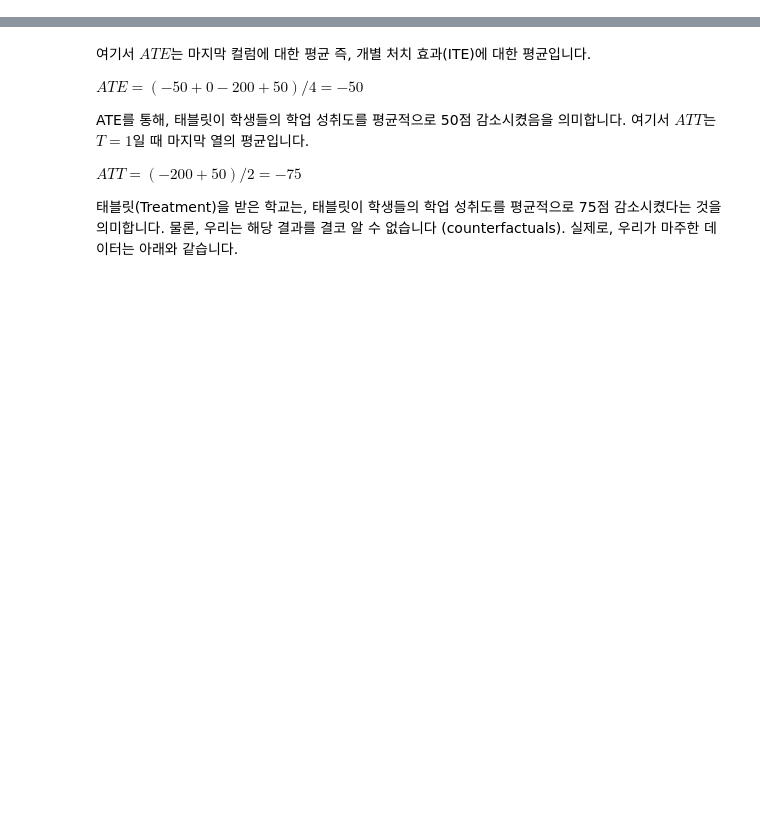
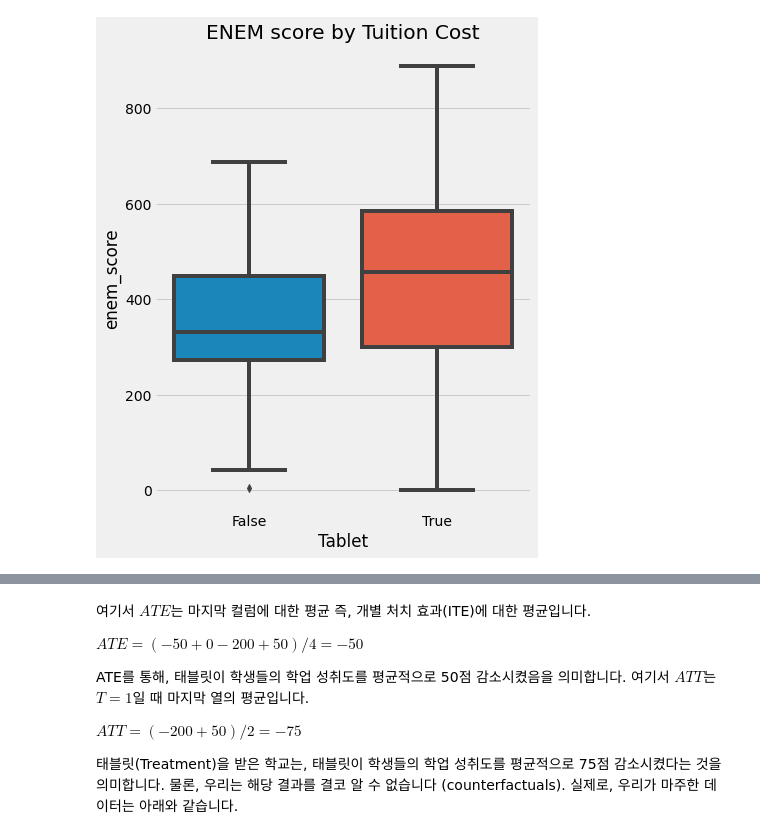
Before and after one commit to CausalInferenceLab/Causal-Inference-with-Python, a Jupyter notebook: 01-Introduction-To-Causality.ipynb, the cells around one changed output, grey strips where cells are left out. Saved outputs shown, nothing was run; the diff lists cells and outputs as text; code cells hidden in the pictures; blank space fills up the shorter version.

```diff
--- a/01-Introduction-To-Causality.ipynb
+++ b/01-Introduction-To-Causality.ipynb
@@ -64,8 +64,10 @@ enem_score *= 1000
 data = pd.DataFrame(dict(enem_score=enem_score, Tuition=tuition, Tablet=tablet))
 # %%
 plt.figure(figsize=(6,8))
-sns.boxplot(y="수능시험 점수", x="태블릿 PC 제공 여부", data = data).set_title('학급에서 태블릿 PC 제공에 따른 수능점수')
+sns.boxplot(y="enem_score", x="Tablet", data = data).set_title('ENEM score by Tuition Cost')
 plt.show()
+# %% [output]
+[figure, added]
 # %% [markdown]
 단순한 직관 넘어, 먼저 Notation을 설정해 보겠습니다. 해당 Notation은 인과관계에 대해 말하는 공통언어가 될 것이며, 앞으로 배울 내용에 있어서 중요한 부분을 차지합니다.
 
```
Also changed, not shown: parts of 6 cells of this notebook, 1 other file.
